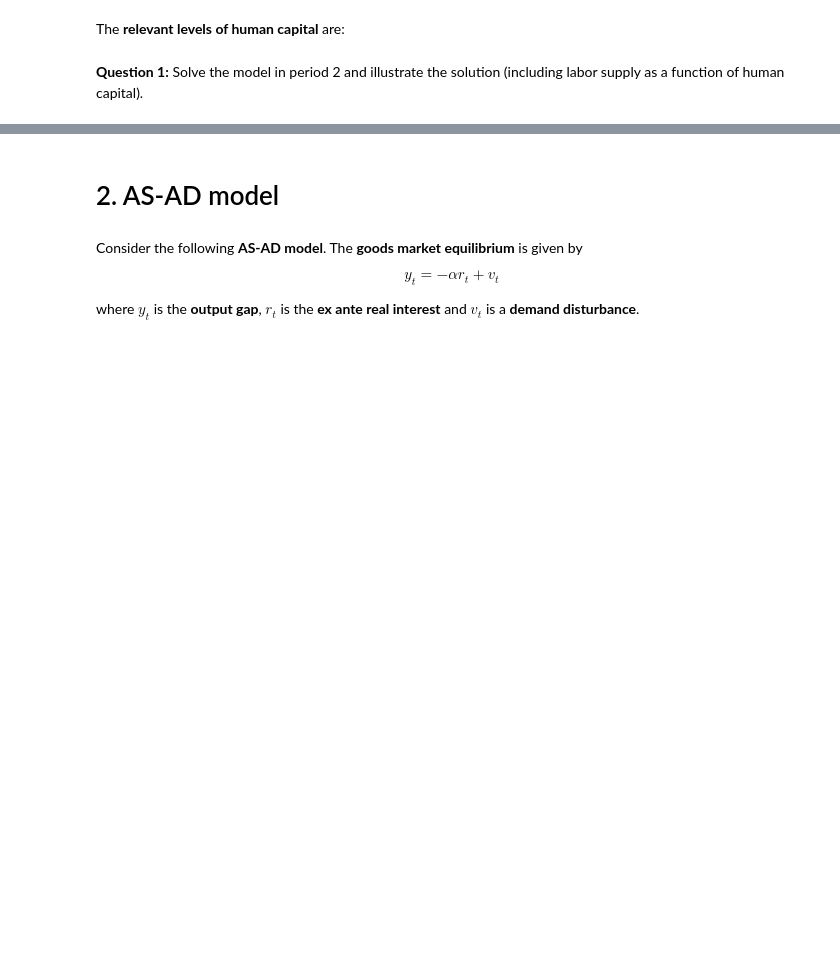
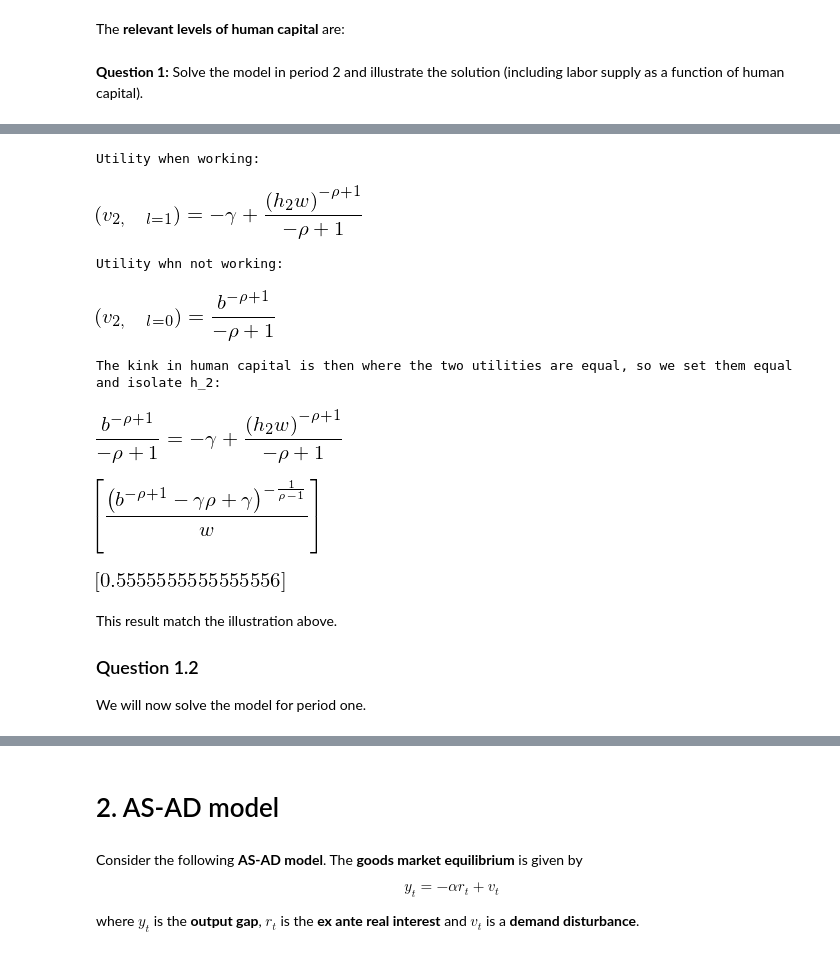
Before and after one commit to NumEconCopenhagen/projects-2019-nx31, a Jupyter notebook: examproject/examproject-T.ipynb, the cells around one changed output, grey strips where cells are left out. Cells and saved outputs as stored; diff of their text form; code cells hidden in the pictures; blank space fills up the shorter version.

```diff
--- a/examproject/examproject-T.ipynb
+++ b/examproject/examproject-T.ipynb
@@ -92,0 +195,45 @@ We start by solving the model in period 2, we do this usi
+# %%
+# Symbols
+w = sm.symbols('w')
+h_2 = sm.symbols('h_2')
+rho = sm.symbols('rho')
+gamma = sm.symbols('gamma')
+v21 = sm.symbols('v_{2, l=1}')
+v20 = sm.symbols('v_{2, l=0}')
+b = sm.symbols('b')
+# %%
+# Solves for the kink point in human capial i period 2
+print(f'Utility when working:')
+v_21 = (w*h_2*1)**(1-rho)/(1-rho)-gamma
+display(sm.Eq(v21,v_21))
+print(f'Utility whn not working:')
+v_20 = b**(1-rho)/(1-rho)
+display(sm.Eq(v20,v_20))
+print(f'The kink in human capital is then where the two utilities are equal, so we set them equal and isolate h_2:')
+display(sm.Eq(v_20,v_21))
+f = v_21-v_20
+fs = sm.solve(f,h_2)
+fs
+# %% [output]
+Utility when working:
+[figure, added]
+Utility whn not working:
+[figure, added]
+The kink in human capital is then where the two utilities are equal, so we set them equal and isolate h_2:
+[figure, added]
+[figure, added]
+# %%
+rho = 2
+beta = 0.96
+gamma = 0.1
+w = 2
+b = 1
+[(b**(-rho + 1) - gamma*rho + gamma)**(-1/(rho - 1))/w]
+# %% [output]
+[figure, added]
+# %% [markdown]
+This result match the illustration above.
+
+### Question 1.2
+
+We will now solve the model for period one.
```
Also changed, not shown: parts of 27 cells of this notebook.
